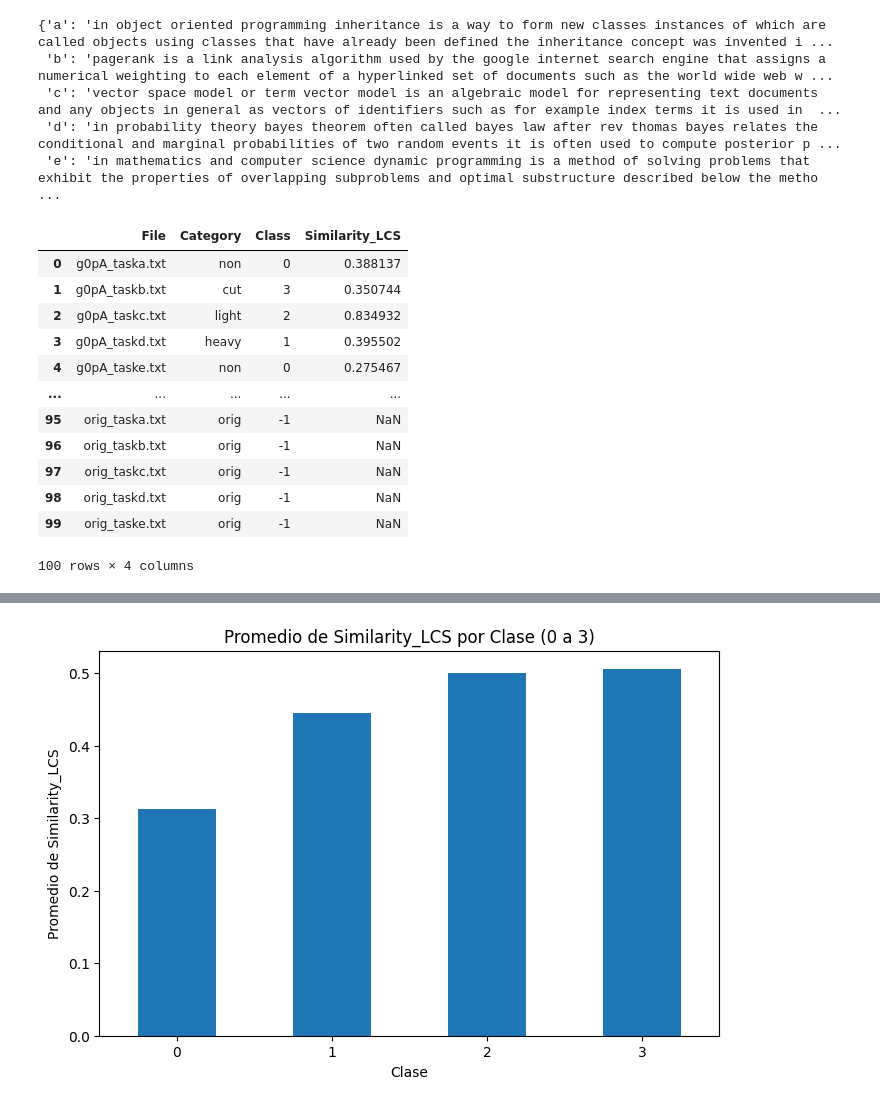
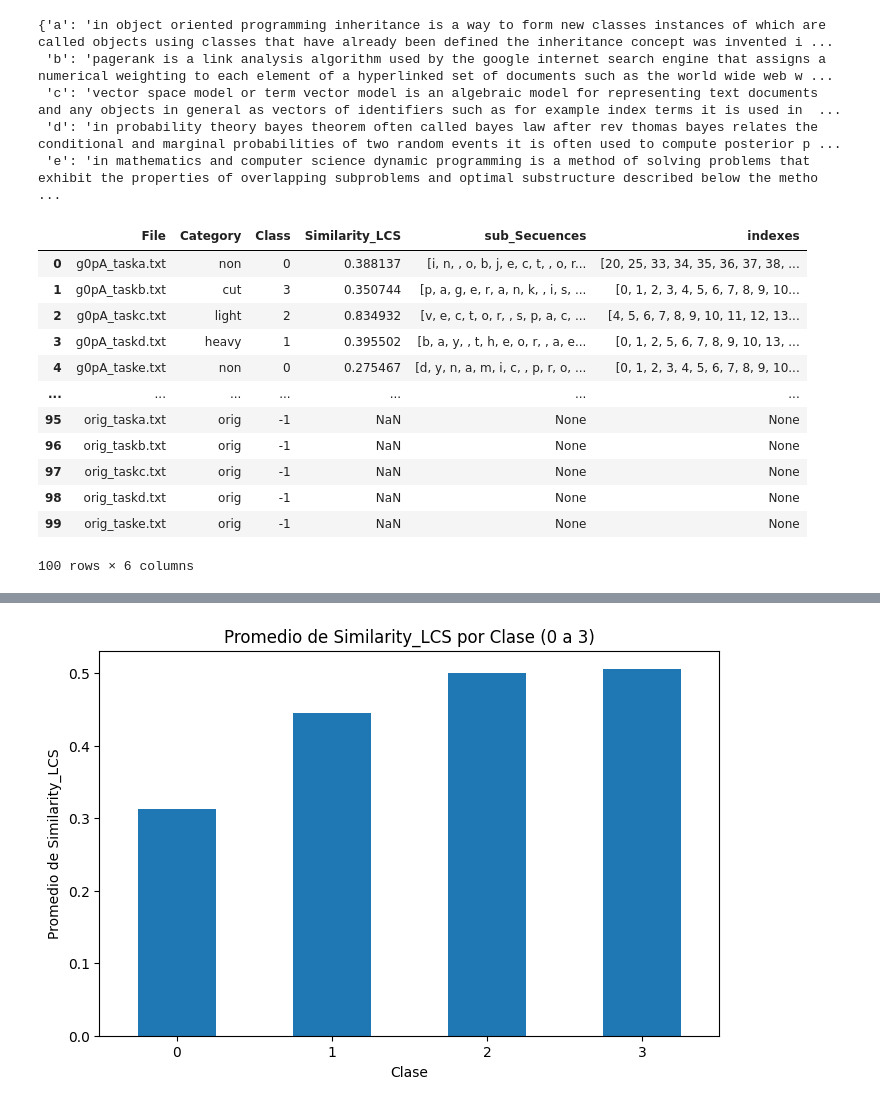
Before and after one commit to Alvaro3435gg/detectorPlagio, a Jupyter notebook: plagiarismAlgorithm.ipynb, the cells around one changed output, grey strips where cells are left out. Drawn from its saved outputs; the diff is of its cells as text; code cells hidden in the pictures.

```diff
--- a/plagiarismAlgorithm.ipynb
+++ b/plagiarismAlgorithm.ipynb
@@ -193,6 +206,7 @@ def lcs_non_overlapping(s1, s2):
 # %%
 def similarity_percentage(text1, text2):
-    lcs_length_sum = lcs_non_overlapping(text1, text2)
+    lcs_length_sum, lcs_sequence, lcs_index = lcs_non_overlapping(text1, text2)
     max_len = max(len(text1), len(text2))
     similarity = (lcs_length_sum / max_len) * 100
-    return similarity
+    # lcs_sequence = ''.join(lcs_sequence)
+    return similarity, lcs_sequence, lcs_index
@@ -302,46 +336,55 @@ orig_texts
  'd': 'in probability theory bayes theorem often called bayes law after rev thomas bayes relates the conditional and marginal probabilities of two random events it is often used to compute posterior p ...
  'e': 'in mathematics and computer science dynamic programming is a method of solving problems that exhibit the properties of overlapping subproblems and optimal substructure described below the metho ...
 # %%
-# Asumiendo que `similarity_percentage` y `lcs_non_overlapping` ya están definidas
 
-# Crear un diccionario con los textos de la categoría 'orig' para comparación
+# Crea un diccionario con los textos de la categoría 'orig' para comparación
 orig_texts = df[df['Category'] == 'orig'].set_index('Task')['Text'].to_dict()
 
 similarity_scores = []
+subsecuences = []
+indexes = []
 
 for index, row in df.iterrows():
     if row['Category'] == 'orig':
-        # Si es un texto original, no calculamos similitud
+        # Si es un texto original, no calcula similitud
         similarity_scores.append(None)
+        subsecuences.append(None)
+        indexes.append(None)
+
     else:
         # Obtiene el texto original correspondiente a la misma tarea
         orig_text = orig_texts.get(row['Task'])
         if orig_text:
             # Calcula el porcentaje de similitud utilizando la función similarity_percentage
-            similarity = similarity_percentage(row['Text'], orig_text) / 100
+            similarity, subsecuence, index = similarity_percentage(row['Text'], orig_text)
+            similarity = similarity/100
             similarity_scores.append(similarity)
+            subsecuences.append(subsecuence)
+            indexes.append(index)
+
         else:
-            # Si no hay un texto original correspondiente, agregar None
             similarity_scores.append(None)
+            subsecuences.append(None)
+            indexes.append(None)
 
-# Añadir los resultados de similitud al DataFrame en una nueva columna
 df['Similarity_LCS'] = similarity_scores
+df['sub_Secuences'] = subsecuences
+df['indexes'] = indexes
 
-# Mostrar las columnas relevantes
-df[['File', 'Category', 'Class', 'Similarity_LCS']]
+df[['File', 'Category', 'Class', 'Similarity_LCS', 'sub_Secuences', 'indexes']]
 # %% [output]
-|  | File | Category | Class | Similarity_LCS |
-| 0 | g0pA_taska.txt | non | 0 | 0.388137 |
-| 1 | g0pA_taskb.txt | cut | 3 | 0.350744 |
-| 2 | g0pA_taskc.txt | light | 2 | 0.834932 |
-| 3 | g0pA_taskd.txt | heavy | 1 | 0.395502 |
-| 4 | g0pA_taske.txt | non | 0 | 0.275467 |
-| ... | ... | ... | ... | ... |
-| 95 | orig_taska.txt | orig | -1 | NaN |
-| 96 | orig_taskb.txt | orig | -1 | NaN |
-| 97 | orig_taskc.txt | orig | -1 | NaN |
-| 98 | orig_taskd.txt | orig | -1 | NaN |
-| 99 | orig_taske.txt | orig | -1 | NaN |
+|  | File | Category | Class | Similarity_LCS | sub_Secuences | indexes |
+| 0 | g0pA_taska.txt | non | 0 | 0.388137 | [i, n, , o, b, j, e, c, t, , o, r... | [20, 25, 33, 34, 35, 36, 37, 38, ... |
+| 1 | g0pA_taskb.txt | cut | 3 | 0.350744 | [p, a, g, e, r, a, n, k, , i, s, ... | [0, 1, 2, 3, 4, 5, 6, 7, 8, 9, 10... |
+| 2 | g0pA_taskc.txt | light | 2 | 0.834932 | [v, e, c, t, o, r, , s, p, a, c, ... | [4, 5, 6, 7, 8, 9, 10, 11, 12, 13... |
+| 3 | g0pA_taskd.txt | heavy | 1 | 0.395502 | [b, a, y, , t, h, e, o, r, , a, e... | [0, 1, 2, 5, 6, 7, 8, 9, 10, 13, ... |
+| 4 | g0pA_taske.txt | non | 0 | 0.275467 | [d, y, n, a, m, i, c, , p, r, o, ... | [0, 1, 2, 3, 4, 5, 6, 7, 8, 9, 10... |
+| ... | ... | ... | ... | ... | ... | ... |
+| 95 | orig_taska.txt | orig | -1 | NaN | None | None |
+| 96 | orig_taskb.txt | orig | -1 | NaN | None | None |
+| 97 | orig_taskc.txt | orig | -1 | NaN | None | None |
+| 98 | orig_taskd.txt | orig | -1 | NaN | None | None |
+| 99 | orig_taske.txt | orig | -1 | NaN | None | None |
-100 rows × 4 columns
+100 rows × 6 columns
 # %%
 df_sorted = df.sort_values(by='Similarity_LCS', ascending=False)
```
Also changed, not shown: parts of 12 cells of this notebook, 17 other files.
